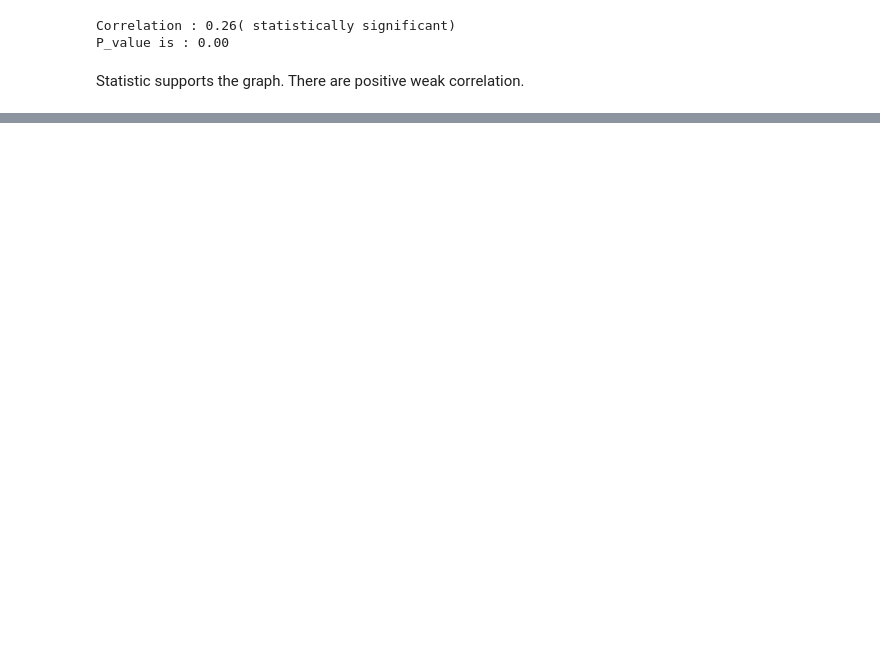
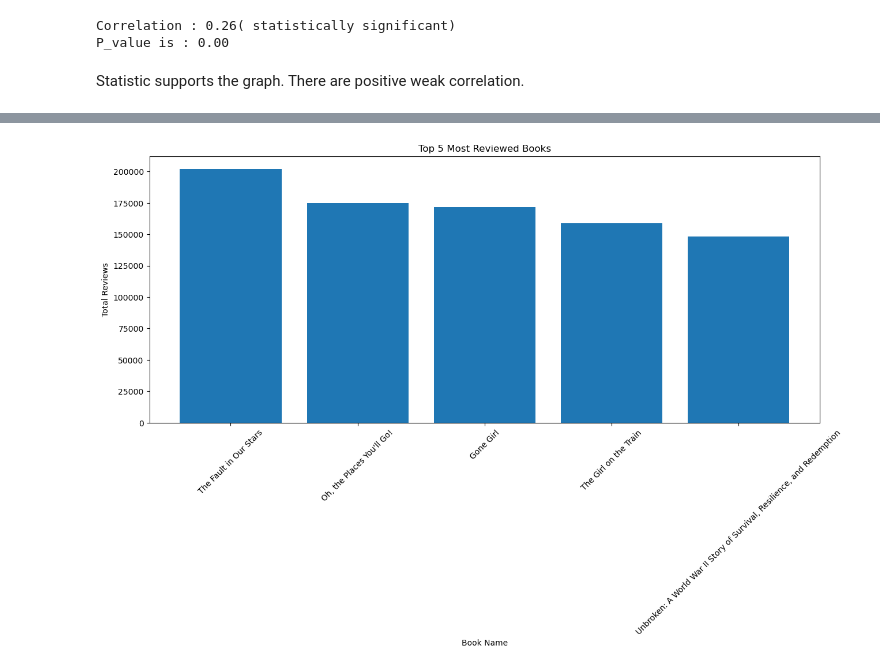
Before and after one commit to NevzatTaha/Top-50-sales-Hypothesis-Testing-and-EDA, a Jupyter notebook: Data Analytic and Visualisation.ipynb, the cells around one changed output, grey strips where cells are left out. Cells and saved outputs as stored; diff of their text form; code cells hidden in the pictures; blank space fills up the shorter version.

```diff
--- a/Data Analytic and Visualisation.ipynb
+++ b/Data Analytic and Visualisation.ipynb
@@ -309,0 +322,24 @@ Statistic supports the graph. There are positive weak correlation.
+# %%
+
+
+
+most_reviewed_books = df.groupby("Name")["Reviews"].sum().sort_values(ascending=False).head()
+
+plt.figure(figsize=(15, 6))
+values = most_reviewed_books.values
+names = most_reviewed_books.index
+
+plt.bar(names, values)
+
+# Add labels and title
+plt.xlabel("Book Name")
+plt.ylabel("Total Reviews")
+plt.title("Top 5 Most Reviewed Books")
+
+# Rotate the x-axis labels for better readability
+plt.xticks(rotation=45)
+
+# Show the chart
+plt.show()
+# %% [output]
+[figure, added]
```
Also changed, not shown: parts of 2 cells of this notebook.
